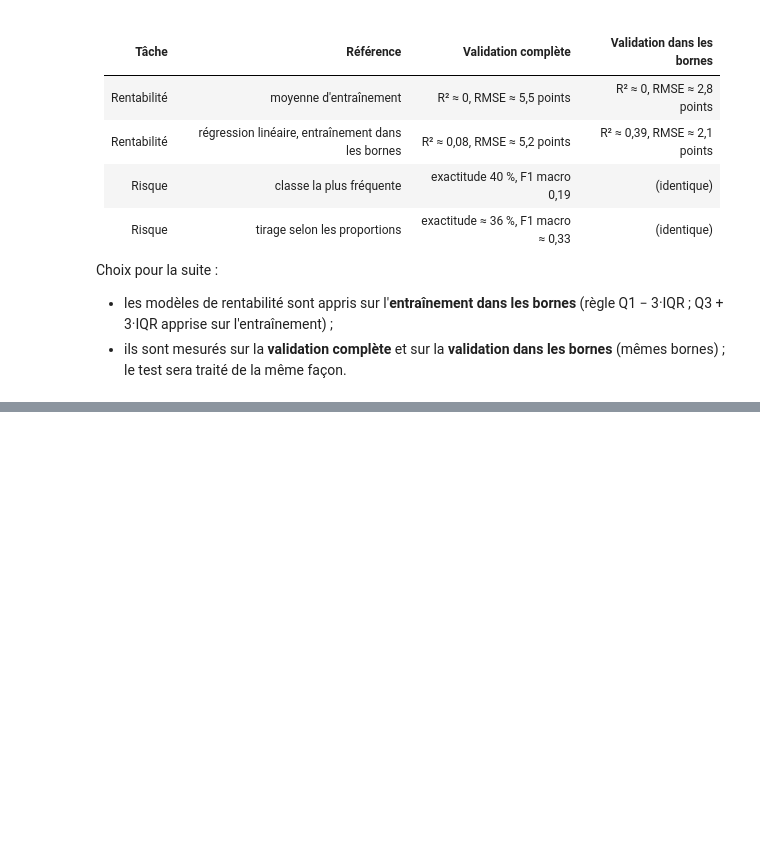
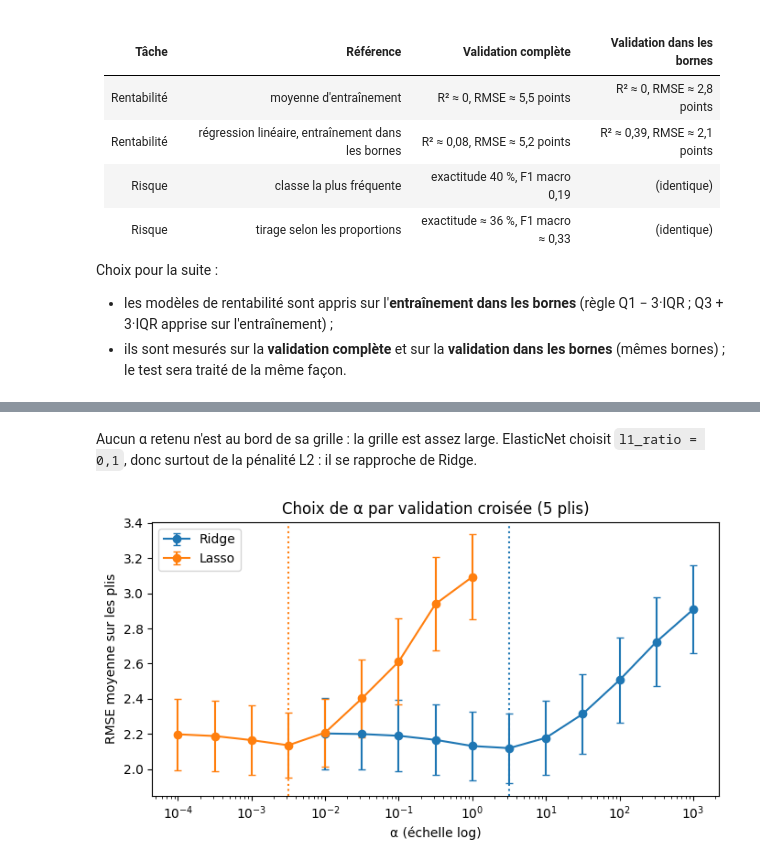
Before and after one commit to IlyasBBB/ia-agentique-investissement, a Jupyter notebook: notebooks/role1/02_modeles.ipynb, the cells around one changed output, grey strips where cells are left out. Saved outputs shown, nothing was run; the diff lists cells and outputs as text; code cells hidden in the pictures; blank space fills up the shorter version.

```diff
--- a/notebooks/role1/02_modeles.ipynb
+++ b/notebooks/role1/02_modeles.ipynb
@@ -227,0 +242,23 @@ Choix pour la suite :
+# %%
+from sklearn.linear_model import ElasticNet, Lasso, Ridge
+from sklearn.model_selection import GridSearchCV, KFold
+import matplotlib.pyplot as plt
+
+FIGURES = RACINE / "reports" / "role1" / "figures"
+plis = KFold(n_splits=5, shuffle=True, random_state=GRAINE)
+entrainement_bornes = versions_entrainement["entraînement dans les bornes"]
+
+grilles = {
+    "Ridge": (Ridge(), {"modele__alpha": np.logspace(-2, 3, 11)}),
+    "Lasso": (Lasso(max_iter=50_000), {"modele__alpha": np.logspace(-4, 0, 9)}),
+    "ElasticNet": (ElasticNet(max_iter=50_000), {"modele__alpha": np.logspace(-4, 0, 9),
+                                                  "modele__l1_ratio": [0.1, 0.3, 0.5, 0.7, 0.9]}),
+}
+
+recherches = {}
+for nom, (modele, grille) in grilles.items():
+    recherches[nom] = GridSearchCV(pipeline(modele), grille, cv=plis,
+                                   scoring="neg_root_mean_squared_error").fit(
+        entrainement_bornes[supervise.VARIABLES], entrainement_bornes[supervise.CIBLE_REGRESSION])
+    print(f"{nom:<11} meilleurs réglages : {recherches[nom].best_params_} ; "
+          f"RMSE en validation croisée : {-recherches[nom].best_score_:.3f}")
@@ -227,0 +269,19 @@ Choix pour la suite :
+# %% [markdown]
+Aucun α retenu n'est au bord de sa grille : la grille est assez large. ElasticNet choisit `l1_ratio = 0,1`, donc surtout de la pénalité L2 : il se rapproche de Ridge.
+# %%
+fig, ax = plt.subplots(figsize=(7, 4))
+for nom in ["Ridge", "Lasso"]:
+    cv = pd.DataFrame(recherches[nom].cv_results_)
+    ax.errorbar(cv["param_modele__alpha"].astype(float), -cv["mean_test_score"], yerr=cv["std_test_score"],
+                marker="o", capsize=3, label=nom)
+    ax.axvline(recherches[nom].best_params_["modele__alpha"], linestyle=":",
+               color=ax.lines[-1].get_color())
+ax.set_xscale("log")
+ax.set(title="Choix de α par validation croisée (5 plis)", xlabel="α (échelle log)",
+       ylabel="RMSE moyenne sur les plis")
+ax.legend()
+plt.tight_layout()
+plt.savefig(FIGURES / "regularisation_alpha.png", dpi=120)
+plt.show()
+# %% [output]
+[figure, added]
```
Also changed, not shown: parts of 10 cells of this notebook, 2 other files.
